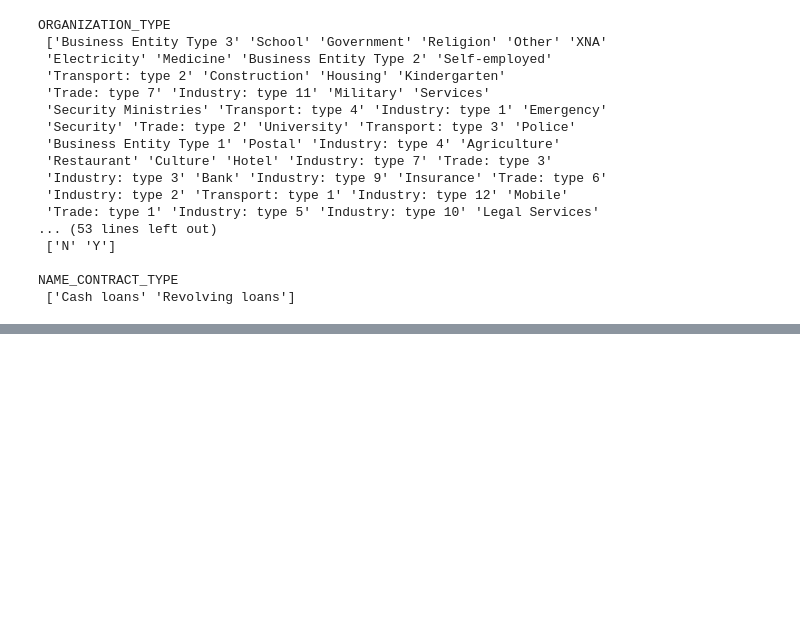
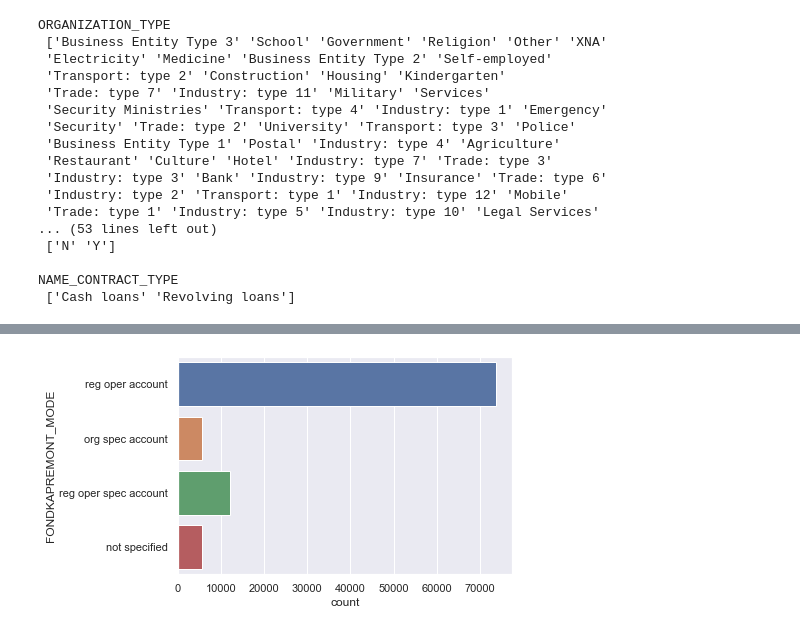
Before and after one commit to gepallas/ML_Home_Credit_Default_Risk, a Jupyter notebook: Credit_Risk_EDA.ipynb, the cells around one changed output, grey strips where cells are left out. Drawn from its saved outputs; the diff is of its cells as text; code cells hidden in the pictures; blank space fills up the shorter version.

```diff
--- a/Credit_Risk_EDA.ipynb
+++ b/Credit_Risk_EDA.ipynb
@@ -341,3 +343,6 @@ plt.title('Test set rows missing values percentage distribution', fontdict={'fon
+# %%
+train_clean = train.copy()
+test_clean = test.copy()
 # %% [markdown]
 ### Column types
 # %%
@@ -399,0 +430,4 @@ NAME_CONTRACT_TYPE
+# %%
+sns.countplot(y=train_clean['FONDKAPREMONT_MODE']);
+# %% [output]
+[figure, added]
```
Also changed, not shown: parts of 23 cells of this notebook.
